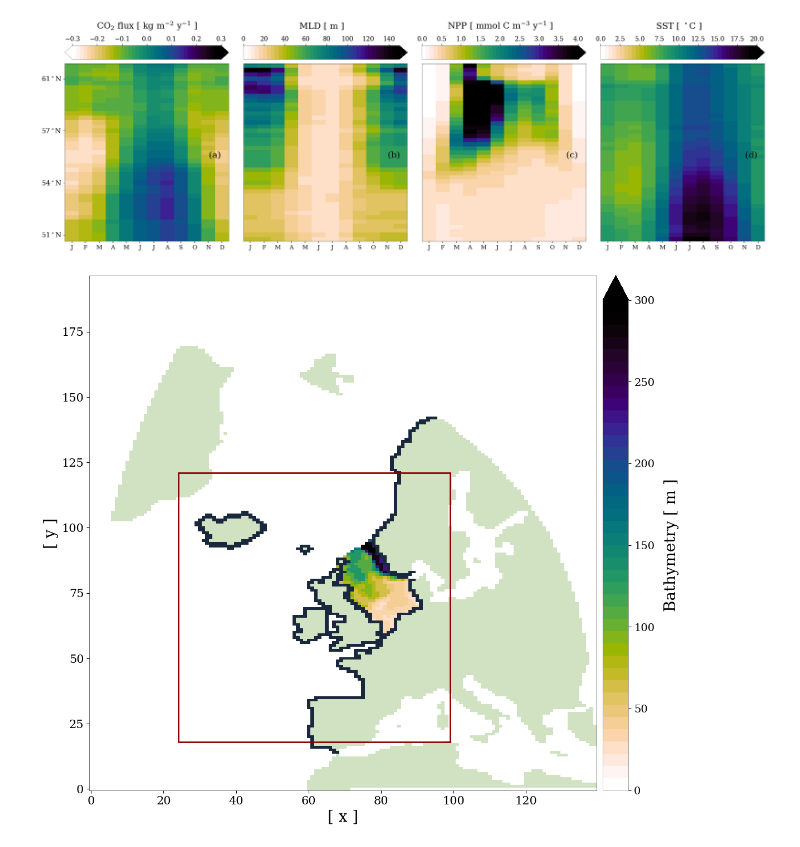
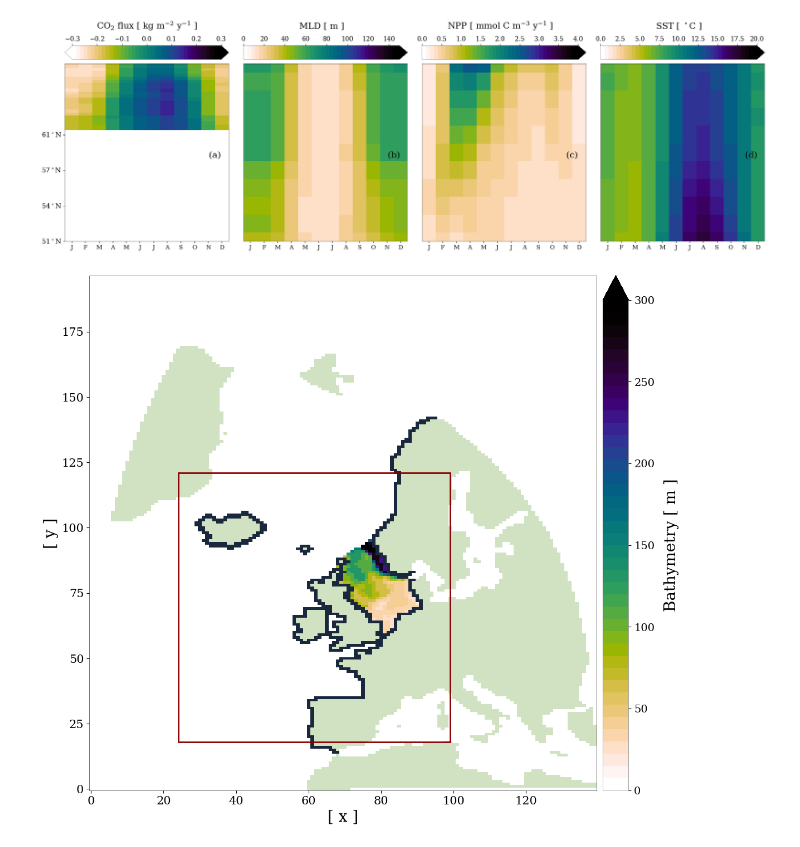
Before and after one commit to chiaraciscato/2026_ciscato_oae_seasonality, a Jupyter notebook: scripts/oae_addition_map.ipynb, the cells around one changed output. Cells and saved outputs as stored; diff of their text form; code cells hidden in the pictures.

```diff
--- a/scripts/oae_addition_map.ipynb
+++ b/scripts/oae_addition_map.ipynb
@@ -34,15 +34,22 @@ sst = xr.open_dataset(path+'last_decade/sst_baseline_126.nc')
 sliced_mesh = mesh_mask.tmask.isel(t=0,z=0).sel(x=slice(520, 595), y=slice(330, 435))
 sliced_mesh = sliced_mesh.where(sliced_mesh)
 # %%
-def geo_weight(data):
+def geo_weight(data, var):
+    data_path = '/Users/chiaraciscato/Desktop/GEOMAR/2025_ciscato_oae_seasonality/datasets/last_decade/'
 
-    weights = np.cos(np.deg2rad(data.nav_lat))
-    weights.name = "weights"
+    mesh_mask = xr.open_dataset(data_path+'mesh_mask.nc').isel(t=0)
 
-    data_weighted = data.weighted(weights)
-    weighted_mean = data_weighted.mean(dim=("x"))
+    if var in ['sosstsst','bgc_diag_pp']:
+        t = mesh_mask.sel(x=slice(520, 596), y=slice(330, 436)) # m-2
+    else:
+        t = mesh_mask.sel(x=slice(520, 595), y=slice(330, 435)) # m-2
 
-    return weighted_mean
+    weights = t.e1t
+    zonal_mean = data.weighted(weights).mean(dim='x')
+    lat_mean = data['nav_lat'].weighted(weights).mean(dim='x')
+    zonal_mean = zonal_mean.assign_coords(lat=lat_mean)
+
+    return zonal_mean
 # %%
 def ns_polygon(data):
 
@@ -129,15 +136,15 @@ def monthly_means(data, var):
     #     data = slicing(data, mld, var)
 
     data = data.sel(time_counter=slice('2090','2100'))
-    m_lenght = data.time_counter.dt.days_in_month
-    data[var] = (data[var] * m_lenght).groupby("time_counter.month").mean(dim="time_counter") / m_lenght.groupby("time_counter.month").mean(dim="time_counter")
-
-    data[var] = data[var].transpose('month','y','x')
-    data[var] = (data[var] * mask)
 
     data = data.where(data)
-    data = geo_weight(data[var]).to_dataset(name=var)
-    data = data.dropna(dim='y')
+    data[var] = data[var].transpose('time_counter','y','x')
+
+    data[var] = data[var].where(mask)
+    data = geo_weight(data[var], var).to_dataset(name=var)
+
+    m_lenght = data[var].time_counter.dt.days_in_month
+    data[var] = (data[var] * m_lenght).groupby("time_counter.month").mean(dim="time_counter") / m_lenght.groupby("time_counter.month").mean(dim="time_counter")
 
     data[var].attrs = attrs
 
@@ -211,34 +218,35 @@ im_sst = homvoller(sst_f, 'sosstsst', ax4, 0, 20)
 
 # cbar = plt.colorbar(im, ax=ax1, aspect=18, pad=0.02, location='top', extend='max')
 # cbar.outline.set_linewidth(0.25)
 # cbar.ax.tick_params(labelsize=12)
 # cbar.set_label('North Sea bathymetry [m]', labelpad=14)
 
 for ax in [ax1,ax2,ax3,ax4]:
+    ax.set_ylim(51,61)
     month_x_labels(ax)
 
 for ax in [ax2,ax3,ax4]:
     ax.axes.get_yaxis().set_visible(False)
 
 for n, ax in enumerate([ax1,ax2,ax3,ax4]):
     ax.set_ylabel("")
     ax.set_xlabel("")
     ax.set_title("")
     for location in ['left','bottom', 'right', 'top']:
         ax.spines[location].set_linewidth(0.4)
     ax.text(0.88, .47, string.punctuation[7] + string.ascii_lowercase[n] + string.punctuation[8],
         transform=ax.transAxes, size=18, color='black')
 
 
 ax1.set_yticks([1,13,25,37])
 ns_labels = [f'51{d}N', f'54{d}N',f'57{d}N', f'61{d}N']
 ax1.set_yticklabels(ns_labels, fontsize=14)
 
 pass
 
 plt.savefig('/Users/chiaraciscato/Desktop/GEOMAR/2025_ciscato_oae_seasonality/out/figure_2.png')
 # %% [output]
-[figure, old version]
+[figure, new version]
 # %%
 # Create figure
 fig, ax1 = plt.subplots(figsize=(14,12))
```
Also changed, not shown: 5 other files.
